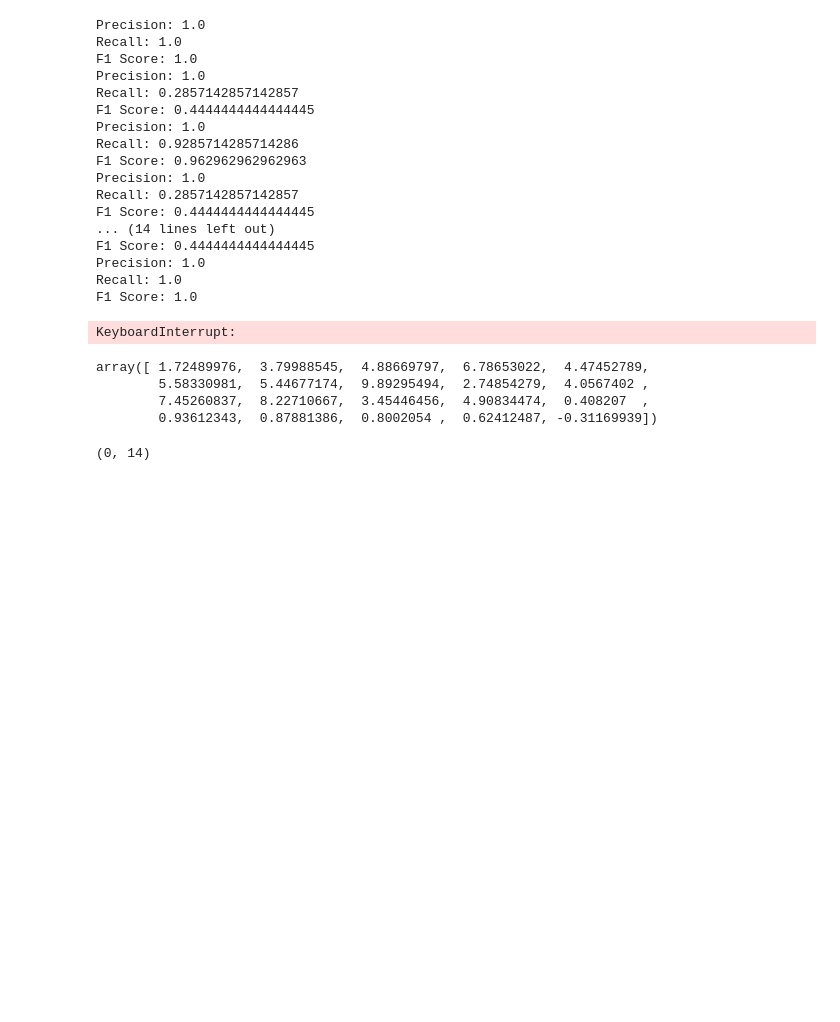
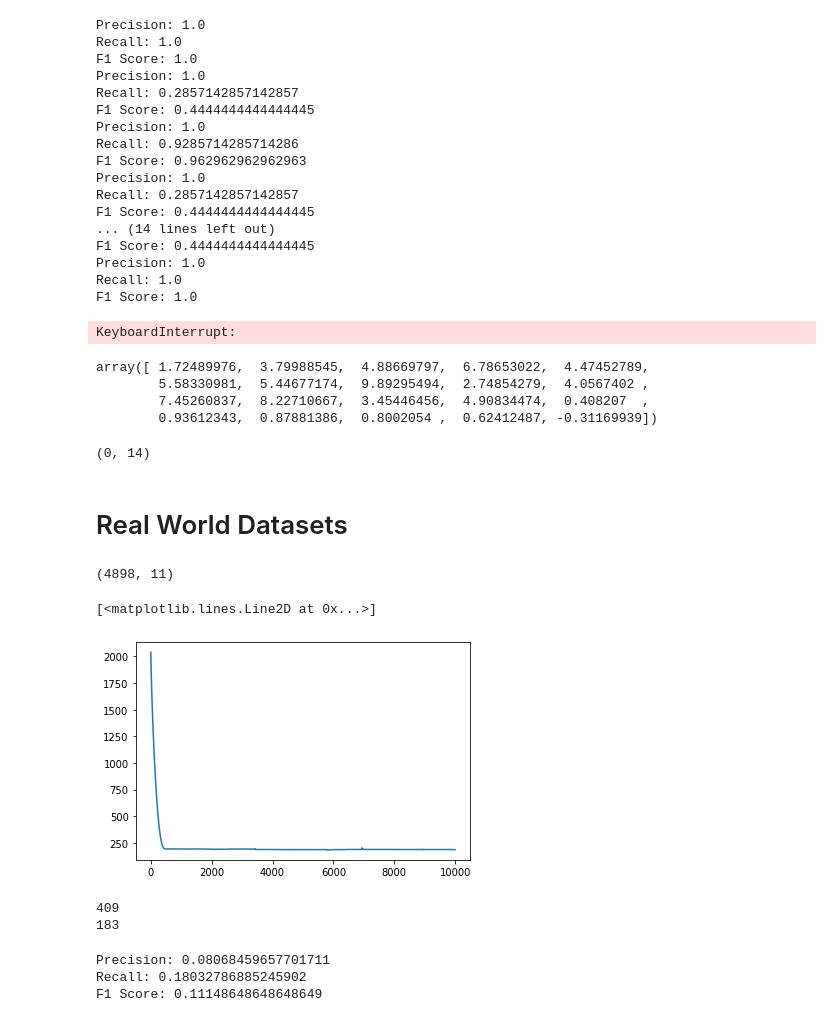
Before and after one commit to SMATousi/outlier_VAE, a Jupyter notebook: cluster-scripts/WCCI_test.ipynb, the cells around one changed output. Saved outputs shown, nothing was run; the diff lists cells and outputs as text; code cells hidden in the pictures; blank space fills up the shorter version.

```diff
--- a/cluster-scripts/WCCI_test.ipynb
+++ b/cluster-scripts/WCCI_test.ipynb
@@ -822,2 +824,4 @@ outlier_dims[0]
 # %% [output]
 (0, 14)
+# %% [markdown]
+# Real World Datasets
@@ -823,0 +930,22 @@ outlier_dims[0]
+# %%
+data_n, labels, GTs = real_world_csv_data_loader("03-wineQualityWhites-od2.csv")
+print(data_n.shape)
+# %% [output]
+(4898, 11)
+# %%
+rae, history = train_RAE(data_n,
+              latent_dim = 2,
+              hidden_layer_n = [8,6,4],
+              num_dims = data_n.shape[1],
+              z_loss_w = 0.01,
+              REG_loss_w = 0.01,
+              epochs = 10000,
+              batch_size = 128
+              )
+# %%
+plt.plot(history.history["reconstruction_loss"])
+# plt.plot(history.history["z_loss"])
+# plt.plot(history.history["REG_loss"])
+# %% [output]
+[<matplotlib.lines.Line2D at 0x...>]
+[figure, added]
@@ -823,0 +954,26 @@ outlier_dims[0]
+# %%
+print(np.sum(1-classes))
+print(np.sum(labels))
+predictions = 1-classes
+# %% [output]
+409
+183
+# %%
+from sklearn.metrics import precision_score, recall_score, f1_score
+
+
+
+
+# Calculate precision, recall, and F1 score
+precision = precision_score(labels, predictions)
+recall = recall_score(labels, predictions)
+f1 = f1_score(labels, predictions)
+
+# Print the results
+print("Precision:", precision)
+print("Recall:", recall)
+print("F1 Score:", f1)
+# %% [output]
+Precision: 0.08068459657701711
+Recall: 0.18032786885245902
+F1 Score: 0.11148648648648649
```
Also changed, not shown: parts of 15 cells of this notebook, 2 other files.
